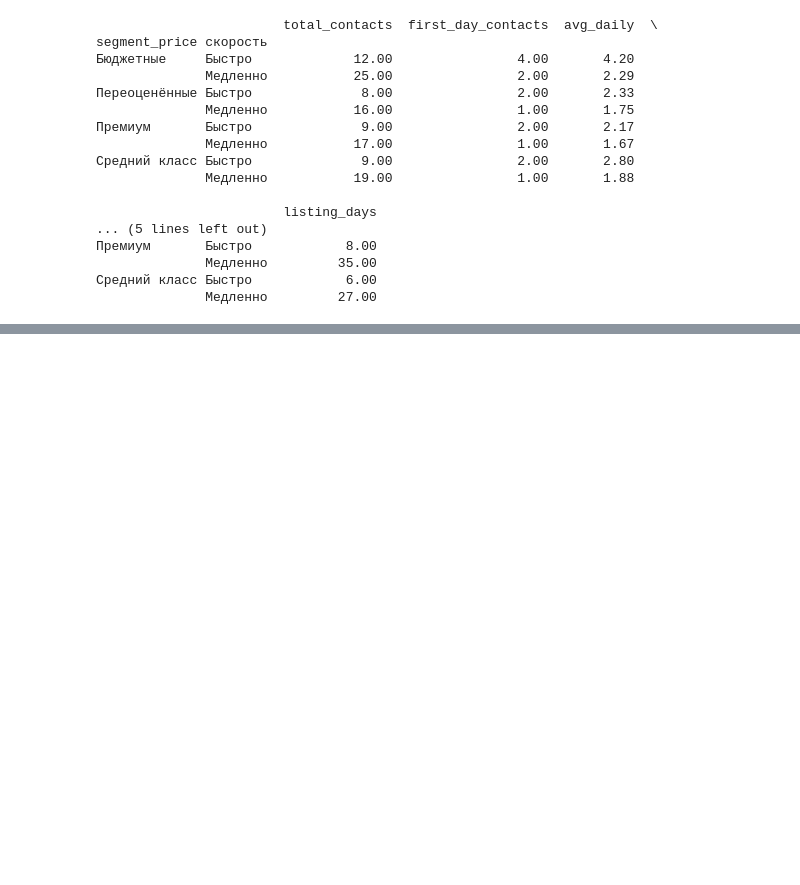
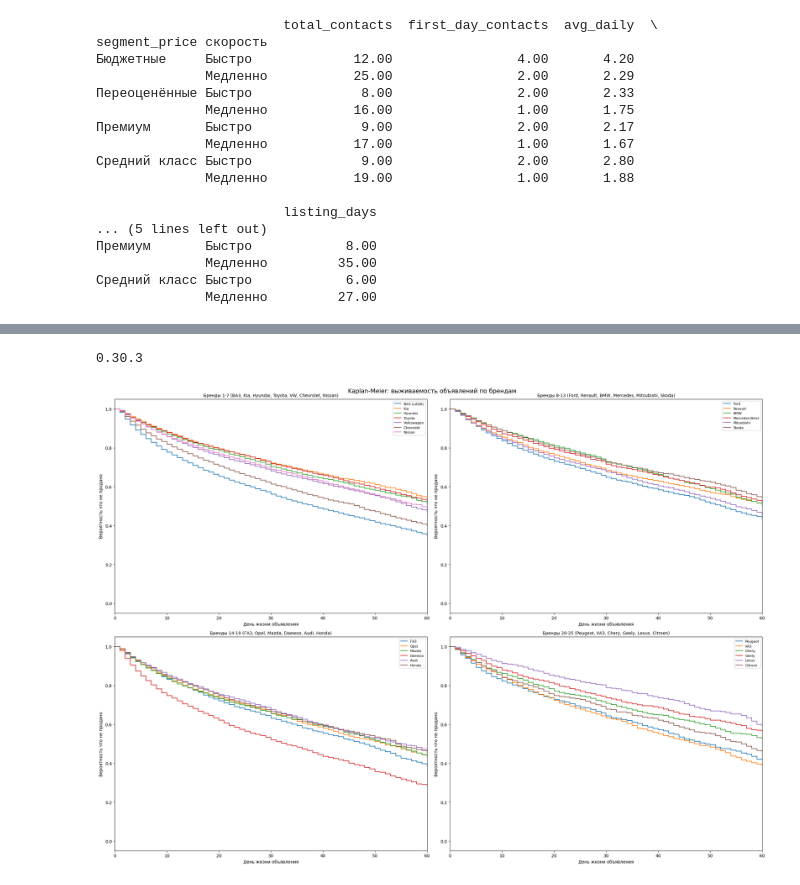
Before and after one commit to OhoToo/AviHac, a Jupyter notebook: main.ipynb, the cells around one changed output, grey strips where cells are left out. Cells and saved outputs as stored; diff of their text form; code cells hidden in the pictures; blank space fills up the shorter version.

```diff
--- a/main.ipynb
+++ b/main.ipynb
@@ -3,6 +3,10 @@ import pandas as pd
 import seaborn as sns
 import numpy as np
 import matplotlib.pyplot as plt
+from lifelines import KaplanMeierFitter
+
+kmf = KaplanMeierFitter()
+
 
 pd.set_option("display.float_format", lambda x: f"{x:.2f}")
 # %%
@@ -1646,0 +1652,12 @@ shap.summary_plot(
+# %%
+data_full["start_hour"] = pd.to_datetime(data_full["start_time"]).dt.hour
+data_full["start_weekday"] = pd.to_datetime(data_full["start_time"]).dt.dayofweek
+
+print("=== Контакты по часу публикации ===")
+print(data_full.groupby("start_hour")["total_contacts"].median().sort_values(ascending=False).head(10))
+
+print("\n=== Контакты по дню недели ===")
+дни = {0:"Пн", 1:"Вт", 2:"Ср", 3:"Чт", 4:"Пт", 5:"Сб", 6:"Вс"}
+print(data_full.groupby("start_weekday")["total_contacts"].median().rename(дни).sort_values(ascending=False))
+
+print(data_full.groupby("start_hour")["total_contacts"].agg(["median", "count"]).sort_values("count", ascending=False))
@@ -1646,0 +1682,43 @@ shap.summary_plot(
+# %%
+import lifelines
+print(lifelines.__version__)
+# %% [output]
+0.30.3
+# %%
+fig, axes = plt.subplots(2, 2, figsize=(22, 16))
+
+группы = [
+    top_brands[0:7],
+    top_brands[7:13],
+    top_brands[13:19],
+    top_brands[19:25]
+]
+
+заголовки = [
+    "Бренды 1-7 (ВАЗ, Kia, Hyundai, Toyota, VW, Chevrolet, Nissan)",
+    "Бренды 8-13 (Ford, Renault, BMW, Mercedes, Mitsubishi, Skoda)",
+    "Бренды 14-19 (ГАЗ, Opel, Mazda, Daewoo, Audi, Honda)",
+    "Бренды 20-25 (Peugeot, УАЗ, Chery, Geely, Lexus, Citroen)"
+]
+
+for ax, группа, заголовок in zip(axes.flatten(), группы, заголовки):
+    for бренд in группа:
+        данные = data_full[data_full["brand"] == бренд]
+        kmf.fit(
+            durations=данные["listing_days"],
+            event_observed=данные["is_sold"],
+            label=бренд
+        )
+        kmf.plot_survival_function(ci_show=False, ax=ax)
+
+    ax.set_title(заголовок, fontsize=10)
+    ax.set_xlabel("День жизни объявления")
+    ax.set_ylabel("Вероятность что не продано")
+    ax.set_xlim(0, 60)
+    ax.legend(loc="upper right", fontsize=8)
+
+plt.suptitle("Kaplan-Meier: выживаемость объявлений по брендам", fontsize=14)
+plt.tight_layout()
+plt.show()
+# %% [output]
+[figure, added]
```
Also changed, not shown: parts of 14 cells of this notebook.
